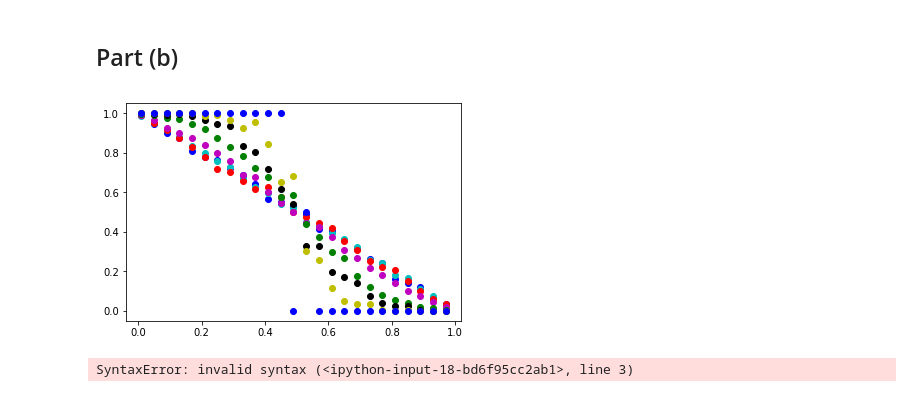
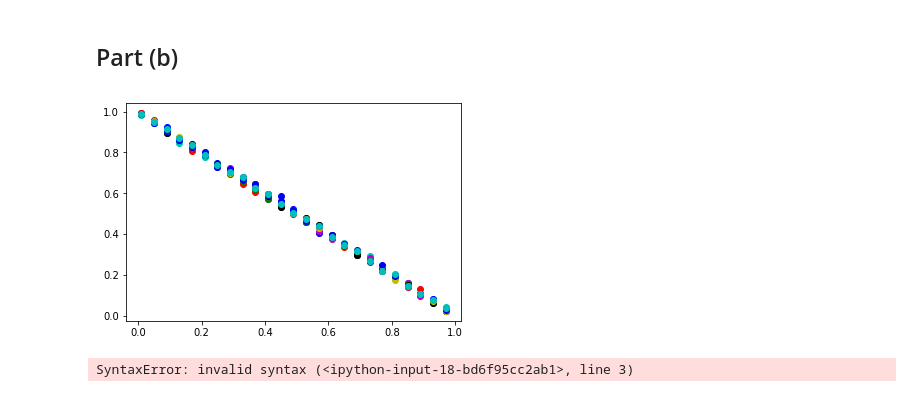
Before and after one commit to michellemli/BMIF201, a Jupyter notebook: PSET1/PSET1.ipynb, the cells around one changed output. Cells and saved outputs as stored; diff of their text form; code cells hidden in the pictures.

```diff
--- a/PSET1/PSET1.ipynb
+++ b/PSET1/PSET1.ipynb
@@ -254,25 +246,29 @@ expectations_N1000_ext, extinction_freq_N1000 = wf_sim_exp_ext(curr_n = 1000, li
 # %%
 #Run N = 1500 simulation
-expectations_N1500_ext, extinction_freq_N1500 = wf_sim_exp_ext(curr_n = 1500, list_p = p, n_sim = n_sim, t = t)
+expectations_N1500_ext, extinction_freq_N1500 = wf_sim_exp_ext(curr_n = 1500, list_p = p, n_sim = n_sim)
 # %%
 #Run N = 2500 simulation
-expectations_N2500_ext, extinction_freq_N2500 = wf_sim_exp_ext(curr_n = 2500, list_p = p, n_sim = n_sim, t = t)
+expectations_N2500_ext, extinction_freq_N2500 = wf_sim_exp_ext(curr_n = 2500, list_p = p, n_sim = n_sim)
 # %%
 #Run N = 5000 simulation
-expectations_N5000_ext, extinction_freq_N5000 = wf_sim_exp_ext(curr_n = 5000, list_p = p, n_sim = n_sim, t = t)
+expectations_N5000_ext, extinction_freq_N5000 = wf_sim_exp_ext(curr_n = 5000, list_p = p, n_sim = n_sim)
+# %%
+#Run N = 10000 simulation
+expectations_N10000_ext, extinction_freq_N10000 = wf_sim_exp_ext(curr_n = 10000, list_p = p, n_sim = n_sim)
 # %%
 #Extinction Frequencies
 plt.plot(p, numpy.array(extinction_freq_N10).T, 'bo',
          p, numpy.array(extinction_freq_N50).T, 'co',
          p, numpy.array(extinction_freq_N100).T, 'ro',
          p, numpy.array(extinction_freq_N500).T, 'mo',
          p, numpy.array(extinction_freq_N1000).T, 'go',
          p, numpy.array(extinction_freq_N1500).T, 'ko',
          p, numpy.array(extinction_freq_N2500).T, 'yo',
-         p, numpy.array(extinction_freq_N5000).T, 'bo')
+         p, numpy.array(extinction_freq_N5000).T, 'bo',
+        p, numpy.array(extinction_freq_N10000).T, 'co')
 plt.show()
 # %% [output]
-[figure, old version]
+[figure, new version]
 # %%
 
 
```
Also changed, not shown: parts of 109 cells of this notebook, 2 other files.
